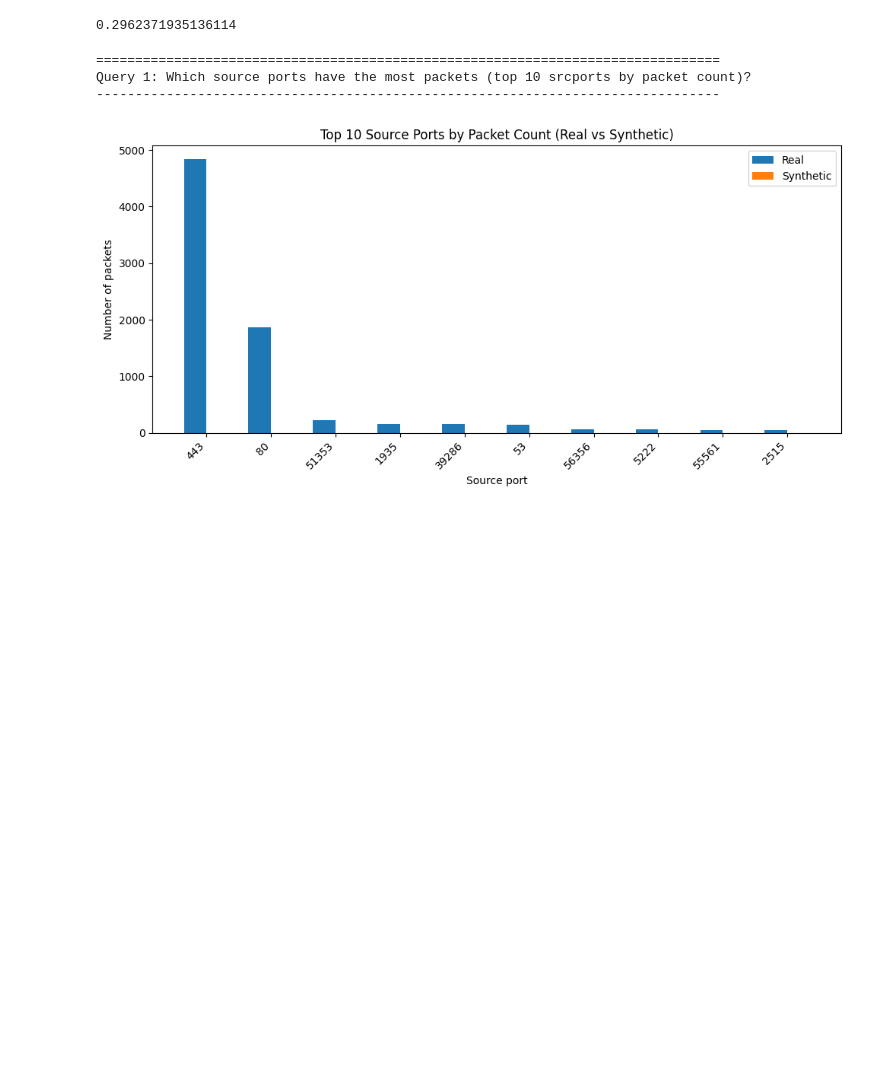
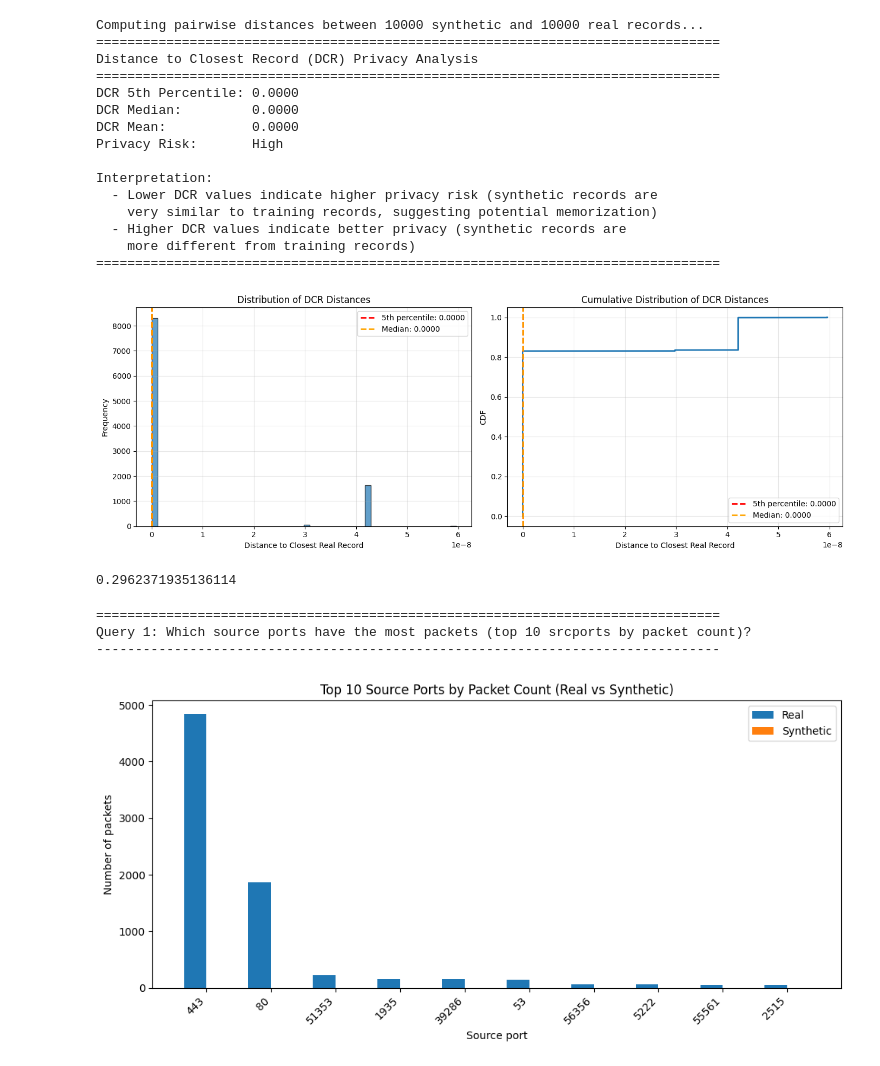
Before and after one commit to netsharecmu/generative-trace-tutorials, a Jupyter notebook: scripts/network_quality_check.ipynb, the cells around one changed output. Drawn from its saved outputs; the diff is of its cells as text; code cells hidden in the pictures; blank space fills up the shorter version.

Commit message:
lesley: add privacy metric into network_eval.py

```diff
--- a/scripts/network_quality_check.ipynb
+++ b/scripts/network_quality_check.ipynb
@@ -29,3 +29,30 @@ Real DataFrame:
+# %%
+from network_eval import compute_dcr_privacy, print_dcr_results, plot_dcr_distribution
+
+# Compute DCR privacy metric
+dcr_results = compute_dcr_privacy(real_df, syn_df)
+
+# Print results
+print_dcr_results(dcr_results)
+
+plot_dcr_distribution(dcr_results)
+# %% [output]
+Computing pairwise distances between 10000 synthetic and 10000 real records...
+================================================================================
+Distance to Closest Record (DCR) Privacy Analysis
+================================================================================
+DCR 5th Percentile: 0.0000
+DCR Median:         0.0000
+DCR Mean:           0.0000
+Privacy Risk:       High
+
+Interpretation:
+  - Lower DCR values indicate higher privacy risk (synthetic records are
+    very similar to training records, suggesting potential memorization)
+  - Higher DCR values indicate better privacy (synthetic records are
+    more different from training records)
+================================================================================
+[figure, added]
 # %%
 from network_eval import eval_jsd
 
```
Also changed, not shown: parts of 1 cell of this notebook, 1 other file.
